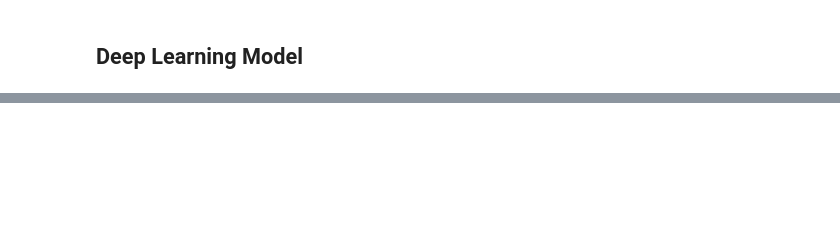
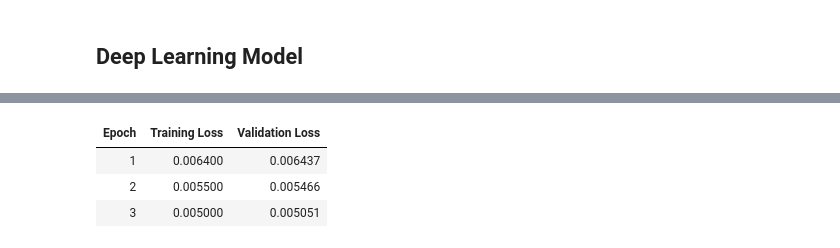
Before and after one commit to X00222004/Project_2026, a Jupyter notebook: project_book.ipynb, the cells around one changed output, grey strips where cells are left out. Cells and saved outputs as stored; diff of their text form; code cells hidden in the pictures; blank space fills up the shorter version.

```diff
--- a/project_book.ipynb
+++ b/project_book.ipynb
@@ -469,12 +508,12 @@ print("Validation Accuracy:", val_acc_nb, "\nTest Accuracy:", test_acc_nb)
 # %%
 # BERT Tokenizer
+# Initialising the tokenizer from the hugging face transformers library for the BERT model.
 tokenizer = BertTokenizer.from_pretrained('bert-base-uncased', do_lower_case=True)
-#model = TFBertForSequenceClassification.from_pretrained('google-bert/bert-base-uncased', num_labels=len(label.classes_))
-model = BertModel.from_pretrained('bert-base-uncased', num_labels=len(label.classes_), problem_type="multi_label_classification")
 
+# Function to tokenize the data using the tokenizer
 def tokenize_data(texts):
     return tokenizer(texts.tolist(), padding=True, truncation=True, return_tensors='pt')
 
-tokenize_data(X_train)
-tokenize_data(X_val)
-tokenize_data(X_test)
+# Tokenizing the training, validation, and test data using the tokenize_data function
+X_train_tokenize = tokenize_data(X_train)
+X_valid_tokenize = tokenize_data(X_val)
@@ -489,0 +522,67 @@ tokenize_data(X_test)
+# %%
+# X_train_tokens = tokenizer.convert_ids_to_tokens(X_train_tokenize['input_ids'][0])
+# print(X_train_tokens)
+# X_valid_tokens = tokenizer.convert_ids_to_tokens(X_valid_tokenize['input_ids'][0])
+# print(X_valid_tokens)
+
+# Converting tokenized data to lists
+train_encodings = {key: val.tolist() for key, val in X_train_tokenize.items()}
+valid_encodings = {key: val.tolist() for key, val in X_valid_tokenize.items()}
+
+# Custom dataset class for multi-label classification to prepare BERT
+class MultiLabelBookGenreDataset(torch.utils.data.Dataset):
+    def __init__(self, encodings, labels):
+        self.encodings = encodings
+        self.labels = labels
+
+    def __len__(self):
+        return len(self.labels)
+
+    def __getitem__(self, idx):
+        item = {key: torch.tensor(val[idx]) for key, val in self.encodings.items()}
+        item['labels'] = torch.tensor(self.labels[idx], dtype=torch.float)
+        return item
+
+# Creating datasets for training and validation using the class above with the encodings and label splits
+train_dataset = MultiLabelBookGenreDataset(train_encodings, y_train)
+valid_dataset = MultiLabelBookGenreDataset(valid_encodings, y_val)
+
+# Initialise BERT model for sequence classification
+model = BertForSequenceClassification.from_pretrained(
+    'bert-base-uncased',
+    num_labels=len(mlb.classes_),
+    problem_type='multi_label_classification'
+)
+
+# optimizer = torch.optim.Adam(model.parameters(), lr=1e-5)
+# criterion = torch.nn.BCEWithLogitsLoss()
+
+# If NVIDIA GPU is available it moves the model to the GPU otherwise defaults to CPU
+device = torch.device('cuda' if torch.cuda.is_available() else 'cpu')
+model.to(device)
+print("BERT successfully set up")
+if device:
+    print("Moved to device NVIDIA GPU CUDA -", torch.cuda.get_device_name(0))
+else:
+    print("Moved to device CPU by default")
+
+# Setting up the training arguments for the Trainer class from transformers
+train_arguments = TrainingArguments(
+    output_dir='./BERTresults',
+    num_train_epochs=3,
+    per_device_train_batch_size=8,
+    per_device_eval_batch_size=8,
+    fp16=gpu_available,
+    eval_strategy='epoch',
+    save_strategy='epoch',
+    load_best_model_at_end=True,
+    metric_for_best_model='eval_loss',
+    logging_dir='./logs'
+)
+
+# Create the trainer to train BERT
+trainer = Trainer(model=model, args=train_arguments, train_dataset=train_dataset, eval_dataset=valid_dataset)
+
+# Starts training BERT
+trainer.train()
+# %% [output]
@@ -489,0 +594,4 @@ tokenize_data(X_test)
+| Epoch | Training Loss | Validation Loss |
+| 1 | 0.006400 | 0.006437 |
+| 2 | 0.005500 | 0.005466 |
+| 3 | 0.005000 | 0.005051 |
```
Also changed, not shown: parts of 18 cells of this notebook, 1 other file.
